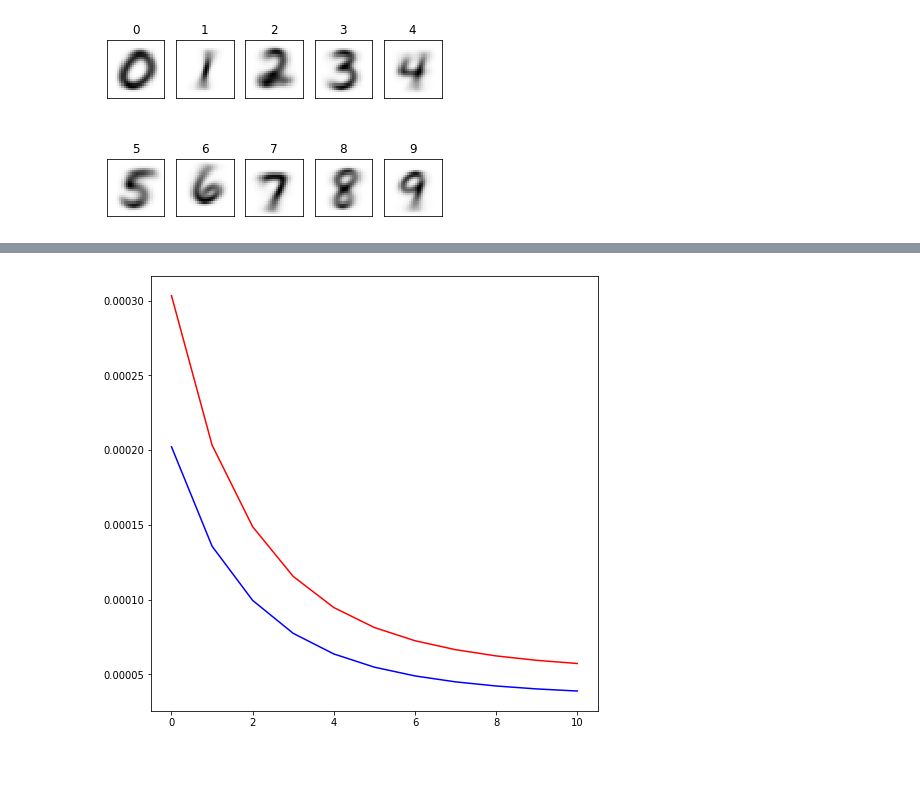
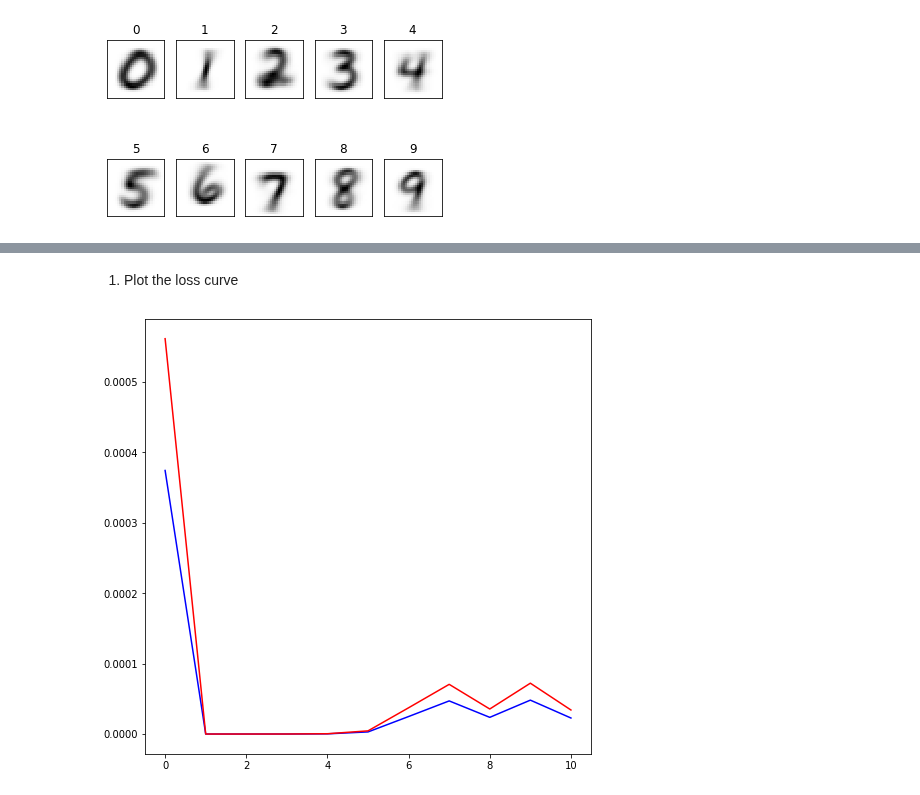
Before and after one commit to pula39/ml-assignment, a Jupyter notebook: ml_assignment9.ipynb, the cells around one changed output, grey strips where cells are left out. Cells and saved outputs as stored; diff of their text form; code cells hidden in the pictures; blank space fills up the shorter version.

```diff
--- a/ml_assignment9.ipynb
+++ b/ml_assignment9.ipynb
@@ -41,7 +41,7 @@ from numba import jit, njit, vectorize, cuda
 from numpy import arange
 
 
-file_data   = "mnist_test.csv"
+file_data   = "mnist.csv"
 handle_file = open(file_data, "r")
 data        = handle_file.readlines()
 handle_file.close()
@@ -374,4 +424,7 @@ loop 10
+# %% [markdown]
+1. Plot the loss curve
 # %%
 make_plot([(stpcnt_train_costs, "plot", "blue", "train"), (stpcnt_test_costs, "plot", "red", "test") ])
+show_plot()
 # %% [output]
-[figure, old version]
+[figure, new version]
```
Also changed, not shown: parts of 5 cells of this notebook.
